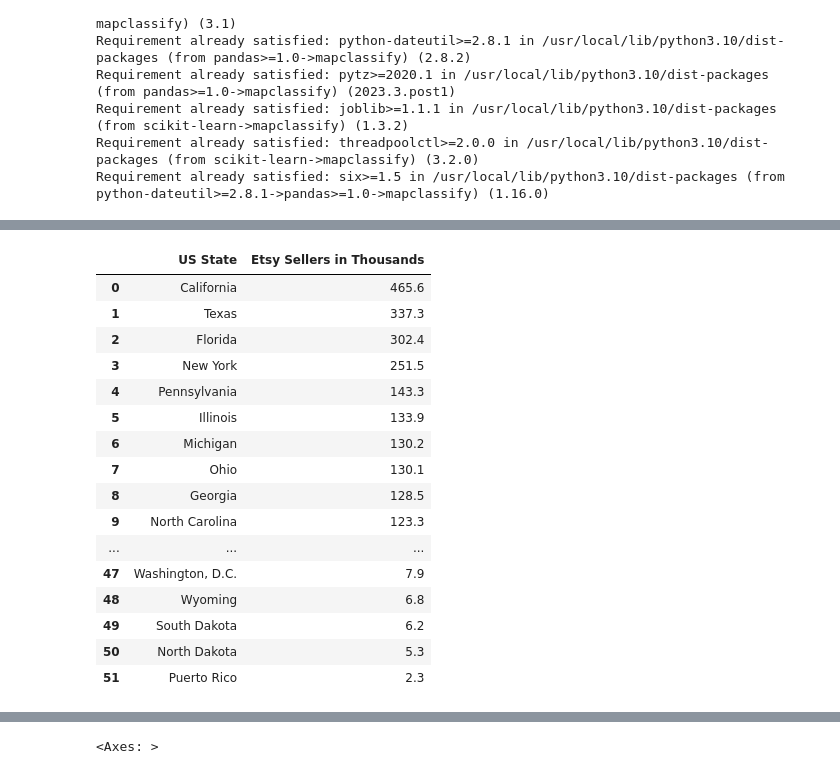
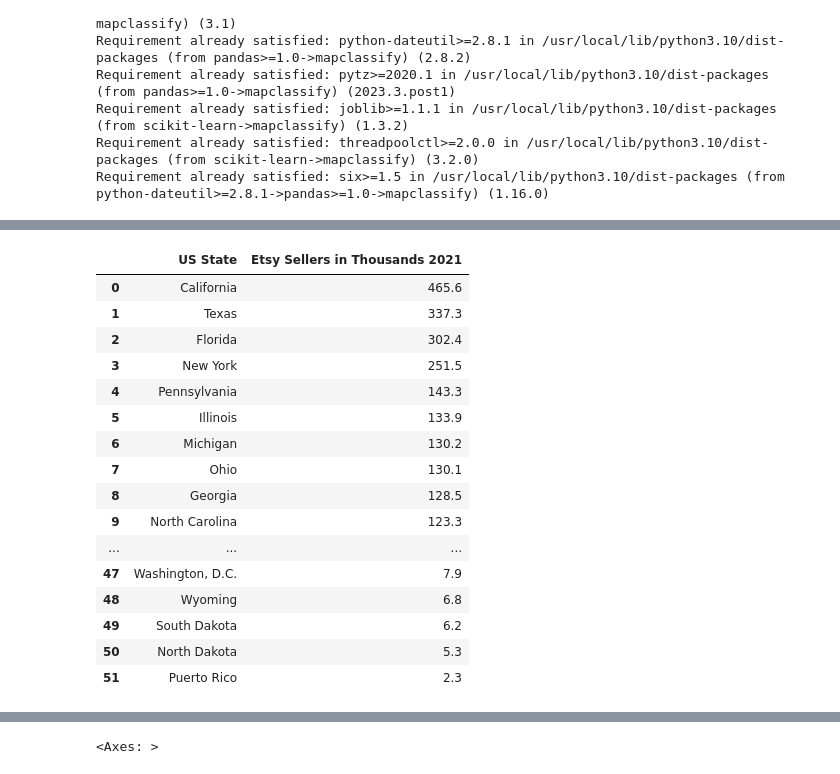
Before and after one commit to khagerthey/GIS, a Jupyter notebook: PS1.ipynb, the cells around one changed output, grey strips where cells are left out. Cells and saved outputs as stored; diff of their text form; code cells hidden in the pictures.

```diff
--- a/PS1.ipynb
+++ b/PS1.ipynb
@@ -86,10 +69,10 @@ state_population
 # %%
 etsy_us_sellers=pd.read_csv('https://raw.githubusercontent.com/khagerthey/GIS/main/etsy_statessellerstats.csv', header=None)
-etsy_us_sellers.columns=["US State", "Etsy Sellers in Thousands"]
+etsy_us_sellers.columns=["US State", "Etsy Sellers in Thousands 2021"]
 etsy_us_sellers
 #data that will be used later on
 # %% [output]
-|  | US State | Etsy Sellers in Thousands |
+|  | US State | Etsy Sellers in Thousands 2021 |
 | 0 | California | 465.6 |
 | 1 | Texas | 337.3 |
 | 2 | Florida | 302.4 |
```
Also changed, not shown: parts of 2 cells of this notebook.
